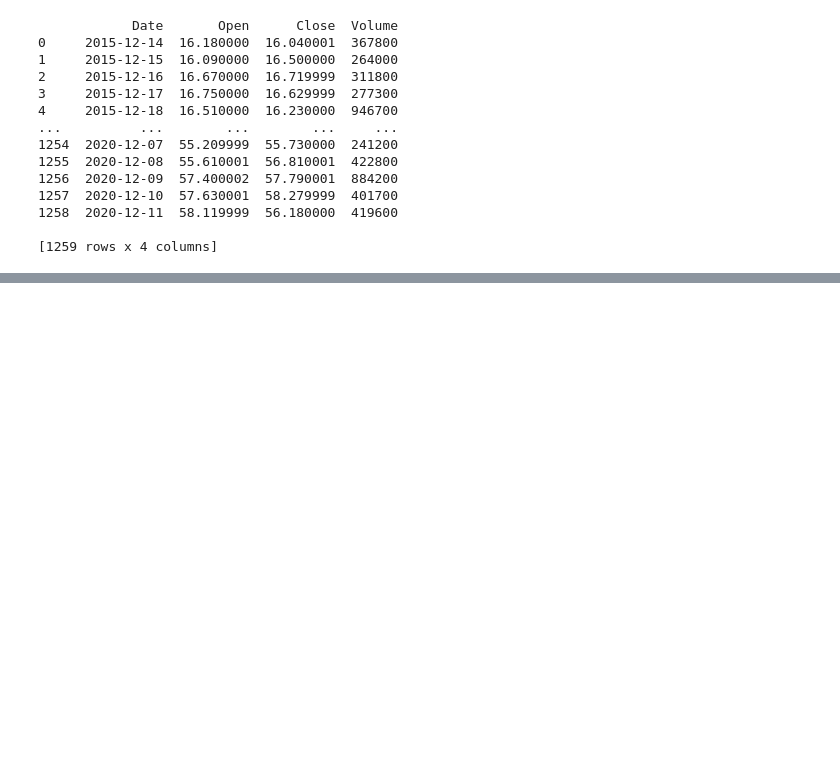
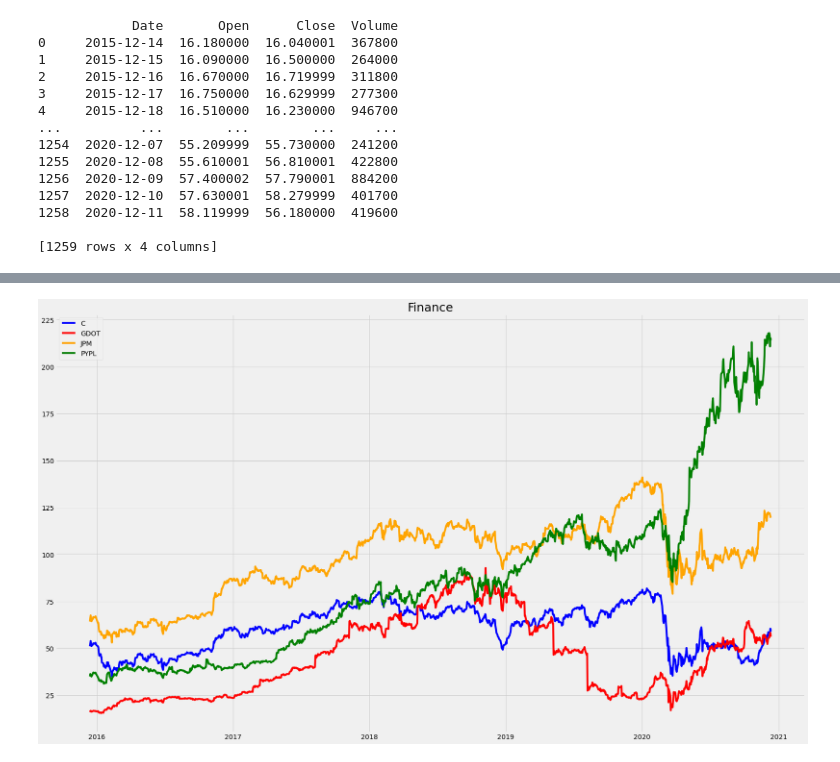
Before and after one commit to aau-vasak/capstone_project, a Jupyter notebook: EDA.ipynb, the cells around one changed output, grey strips where cells are left out. Saved outputs shown, nothing was run; the diff lists cells and outputs as text; code cells hidden in the pictures; blank space fills up the shorter version.

```diff
--- a/EDA.ipynb
+++ b/EDA.ipynb
@@ -145,0 +216,10 @@ plt.show()
+# %%
+finance=C[['Date', 'Close']].merge(GDOT[['Date', 'Close']], on='Date')
+finance.columns=['Date', 'C', 'GDOT']
+
+finance=finance.merge(JPM[['Date', 'Close']], on='Date')
+finance.columns=['Date', 'C', 'GDOT', 'JPM']
+
+finance=finance.merge(PYPL[['Date', 'Close']], on='Date')
+finance.columns=['Date', 'C', 'GDOT', 'JPM', 'PYPL']
+finance.head()
@@ -146,3 +233,15 @@ plt.show()
+# %%
+finance['Date']=pd.to_datetime(finance['Date'])
+finance.set_index('Date',inplace=True)
+plt.plot('C', color='blue', data=finance, label='C')
+plt.plot('GDOT', color='red', data=finance, label='GDOT')
+plt.plot('JPM', color='orange', data=finance, label='JPM')
+plt.plot('PYPL', color='green', data=finance, label='PYPL')
+plt.legend(loc='upper left')
+plt.title('Finance', fontsize=25)
+plt.show()
+# %% [output]
+[figure, added]
 # %%
 # x = SHOP['Date']
 # y1 = SHOP['Open']
```
Also changed, not shown: parts of 12 cells of this notebook.
